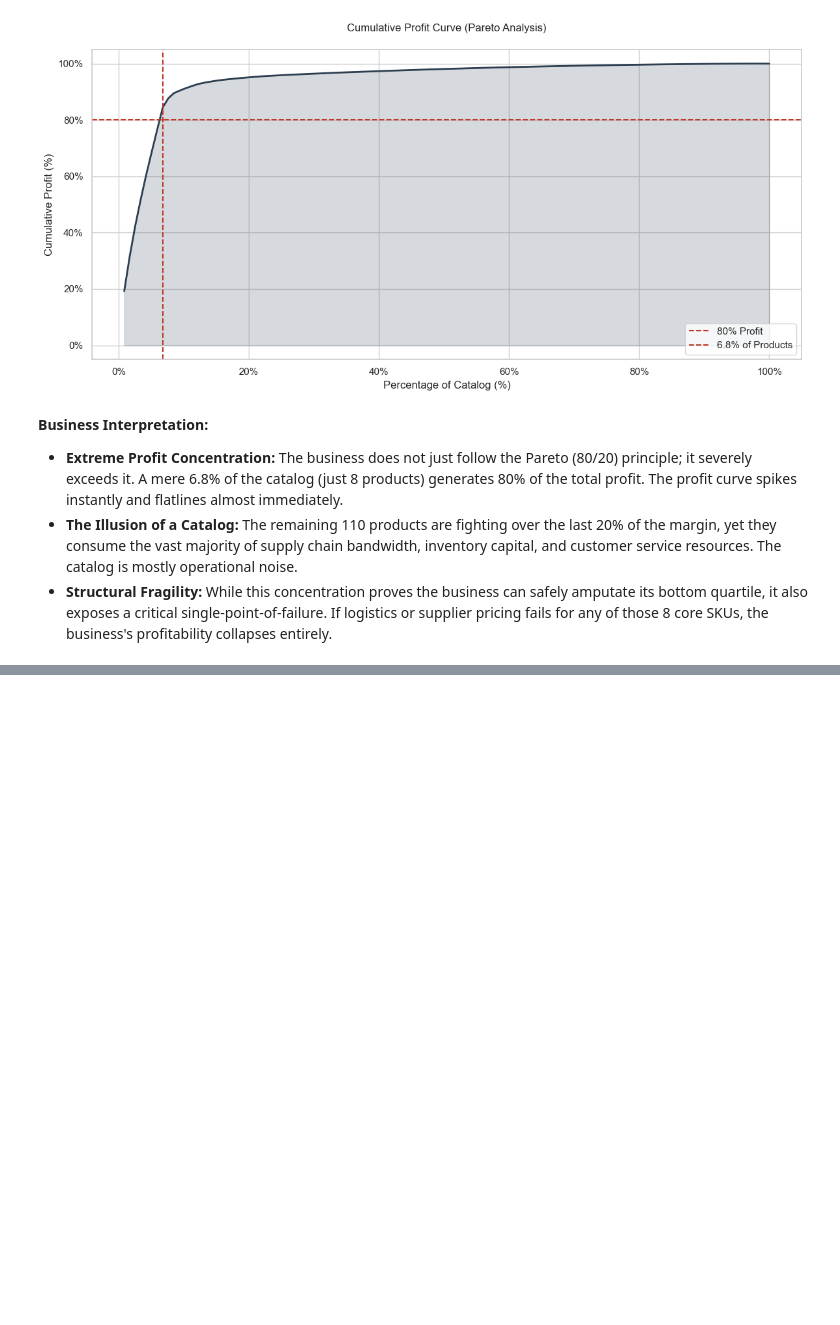
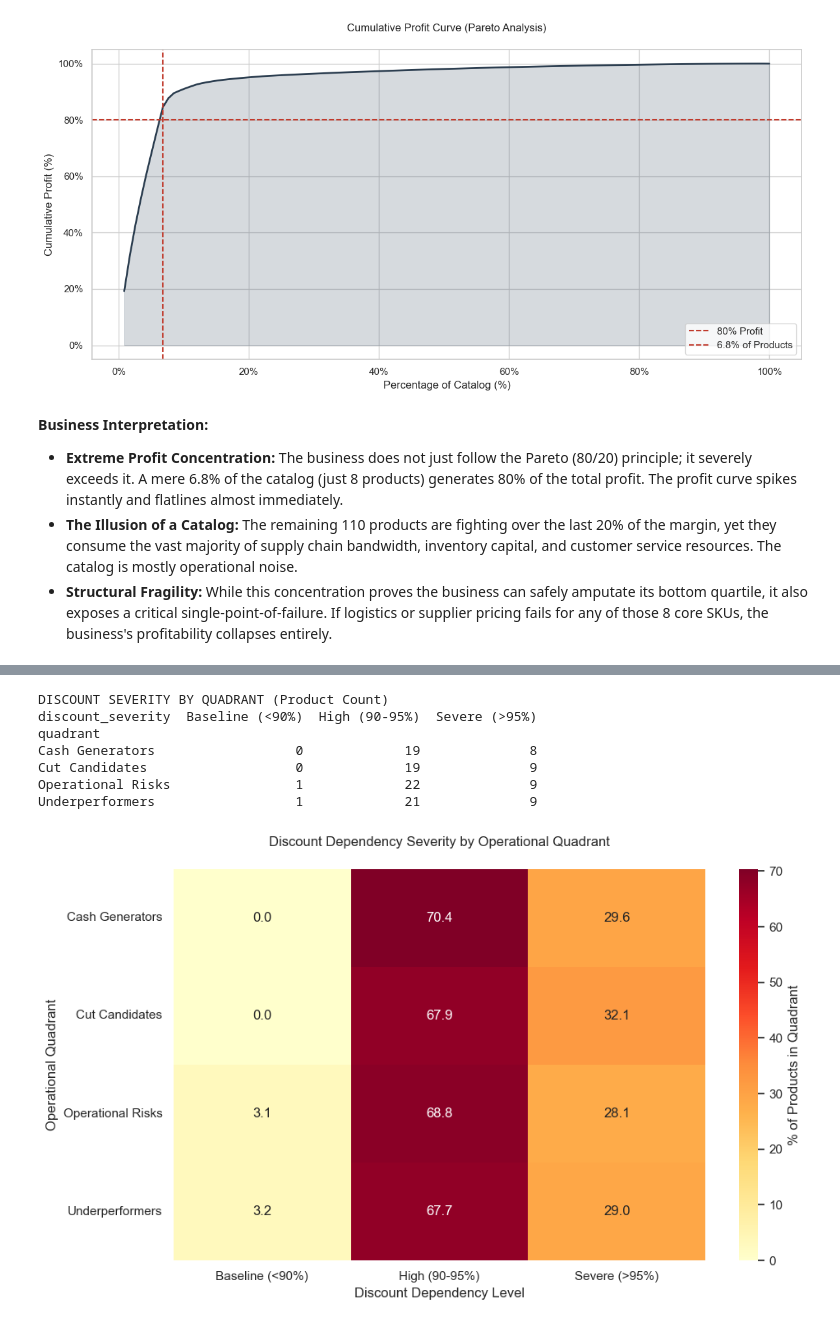
Before and after one commit to zeeshan-akram-ds/ecommerce-revenue-illusion-audit, a Jupyter notebook: notebooks/02_profitability_analysis.ipynb, the cells around one changed output, grey strips where cells are left out. Drawn from its saved outputs; the diff is of its cells as text; code cells hidden in the pictures; blank space fills up the shorter version.

Commit message:
feat(notebook): discount-quadrant cross analysis complete - discounting confirmed as uniform structural cost, not failure mechanism.

```diff
--- a/notebooks/02_profitability_analysis.ipynb
+++ b/notebooks/02_profitability_analysis.ipynb
@@ -224,0 +228,37 @@ Products required to generate 80% of total profit: 8 out of 118 (6.8%)
+# %%
+# Create discount dependency severity buckets
+# I know the baseline is high, so I split at the 90% and 95% marks to isolate extreme behavior
+bins = [-1, 90, 95, 100]
+labels = ['Baseline (<90%)', 'High (90-95%)', 'Severe (>95%)']
+
+# Apply to a working copy to avoid altering the main df structure before scoring
+segment_df = df.copy()
+segment_df['discount_severity'] = pd.cut(segment_df['discount_dependency_rate'], bins=bins, labels=labels)
+
+# Filter out the excluded low-volume items for accurate proportional mapping (again safety step)
+segment_df = segment_df[segment_df['quadrant'] != 'Excluded (Low Volume)']
+
+# Cross-tabulate and calculate percentages within each quadrant
+crosstab_raw = pd.crosstab(segment_df['quadrant'], segment_df['discount_severity'])
+crosstab_pct = crosstab_raw.div(crosstab_raw.sum(axis=1), axis=0) * 100
+
+print("DISCOUNT SEVERITY BY QUADRANT (Product Count)")
+print(crosstab_raw)
+
+# Visualise as a heatmap
+plt.figure(figsize=(10, 6))
+sns.heatmap(crosstab_pct, annot=True, fmt=".1f", cmap="YlOrRd", cbar_kws={'label': '% of Products in Quadrant'})
+plt.title('Discount Dependency Severity by Operational Quadrant', pad=20)
+plt.ylabel('Operational Quadrant')
+plt.xlabel('Discount Dependency Level')
+plt.tight_layout()
+plt.show()
+# %% [output]
+DISCOUNT SEVERITY BY QUADRANT (Product Count)
+discount_severity  Baseline (<90%)  High (90-95%)  Severe (>95%)
+quadrant
+Cash Generators                  0             19              8
+Cut Candidates                   0             19              9
+Operational Risks                1             22              9
+Underperformers                  1             21              9
+[figure, added]
```
Also changed, not shown: parts of 2 cells of this notebook.
